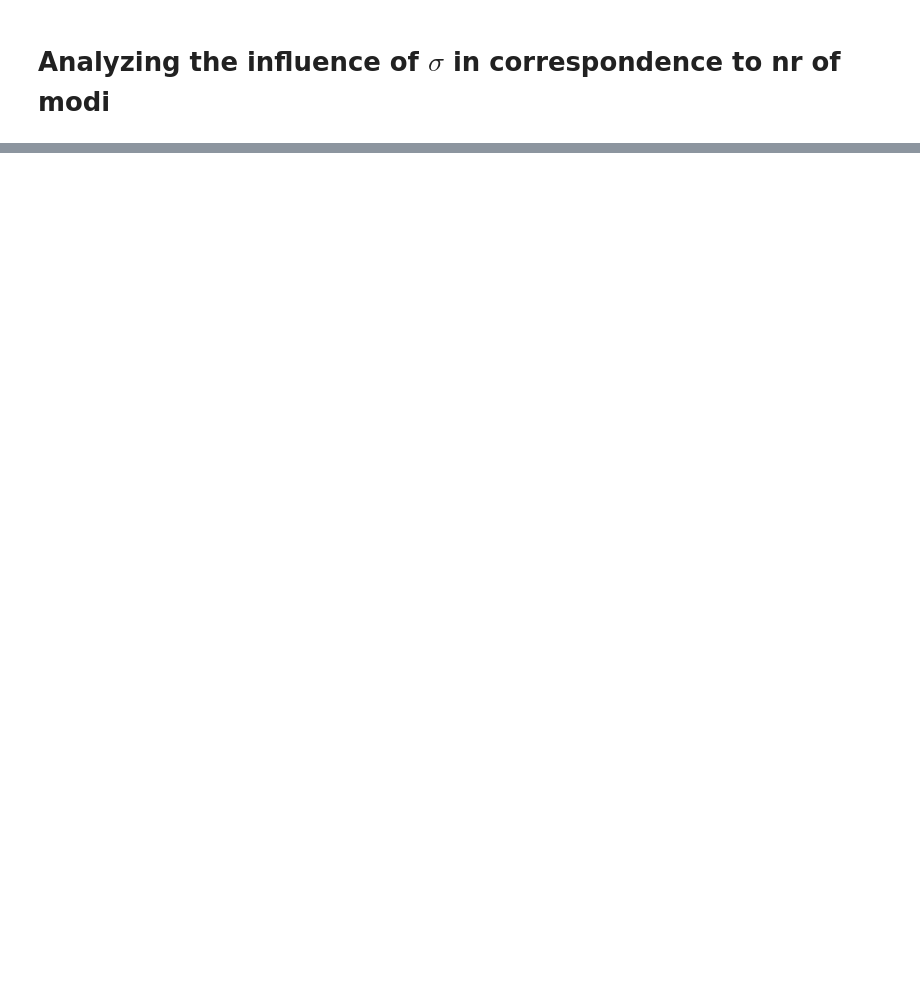
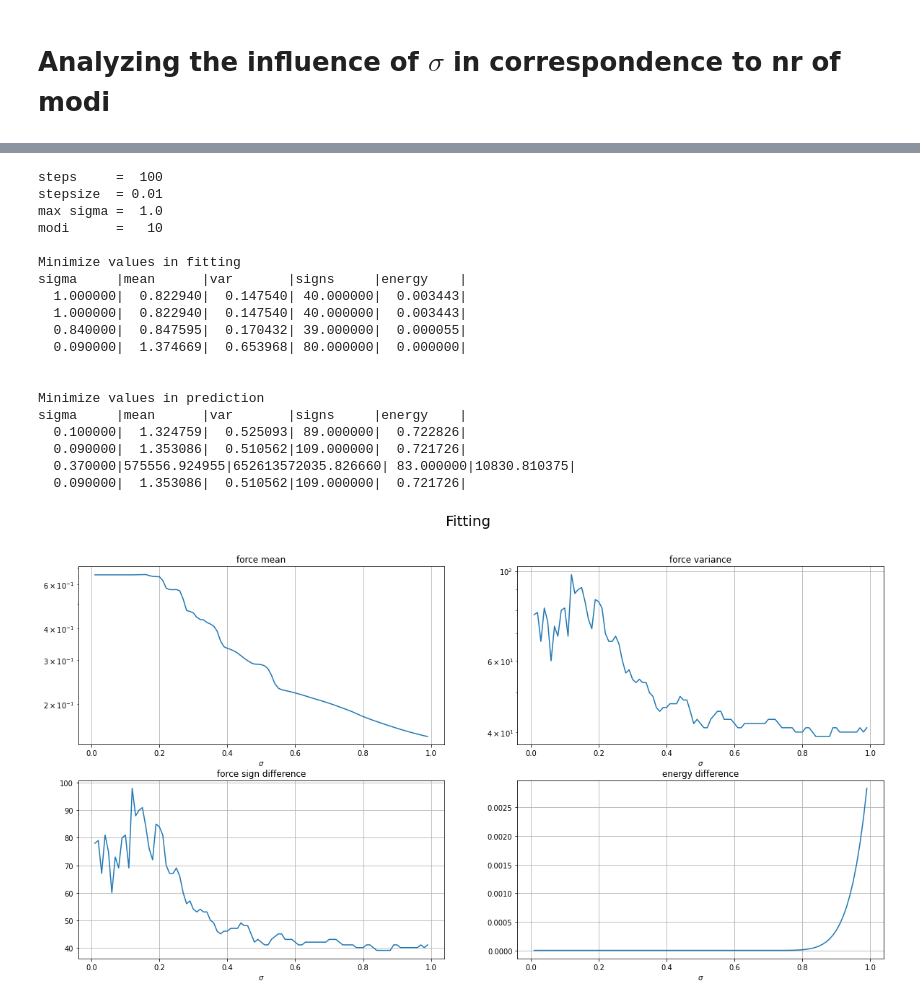
Before and after one commit to Lactose94/LP-Machine-Learning, a Jupyter notebook: Test_quality.ipynb, the cells around one changed output, grey strips where cells are left out. Drawn from its saved outputs; the diff is of its cells as text; code cells hidden in the pictures; blank space fills up the shorter version.

```diff
--- a/Test_quality.ipynb
+++ b/Test_quality.ipynb
@@ -205,0 +210,23 @@ sigma     |mean      |var       |signs     |
+# %%
+analyze(100, 10, 0.01)
+# %% [output]
+steps     =  100
+stepsize  = 0.01
+max sigma =  1.0
+modi      =   10
+
+Minimize values in fitting
+sigma     |mean      |var       |signs     |energy    |
+  1.000000|  0.822940|  0.147540| 40.000000|  0.003443|
+  1.000000|  0.822940|  0.147540| 40.000000|  0.003443|
+  0.840000|  0.847595|  0.170432| 39.000000|  0.000055|
+  0.090000|  1.374669|  0.653968| 80.000000|  0.000000|
+
+
+Minimize values in prediction
+sigma     |mean      |var       |signs     |energy    |
+  0.100000|  1.324759|  0.525093| 89.000000|  0.722826|
+  0.090000|  1.353086|  0.510562|109.000000|  0.721726|
+  0.370000|575556.924955|652613572035.826660| 83.000000|10830.810375|
+  0.090000|  1.353086|  0.510562|109.000000|  0.721726|
+[figure, added]
```
Also changed, not shown: parts of 14 cells of this notebook, 10 other files.
